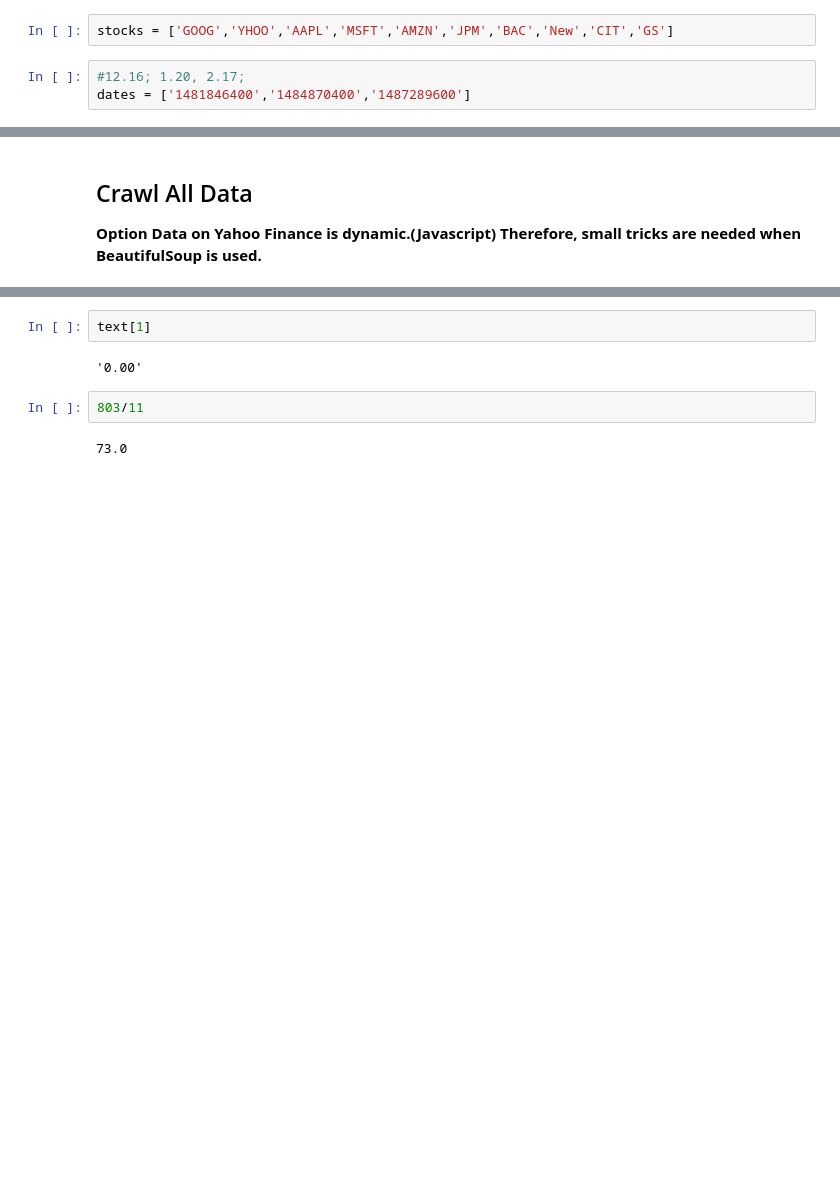
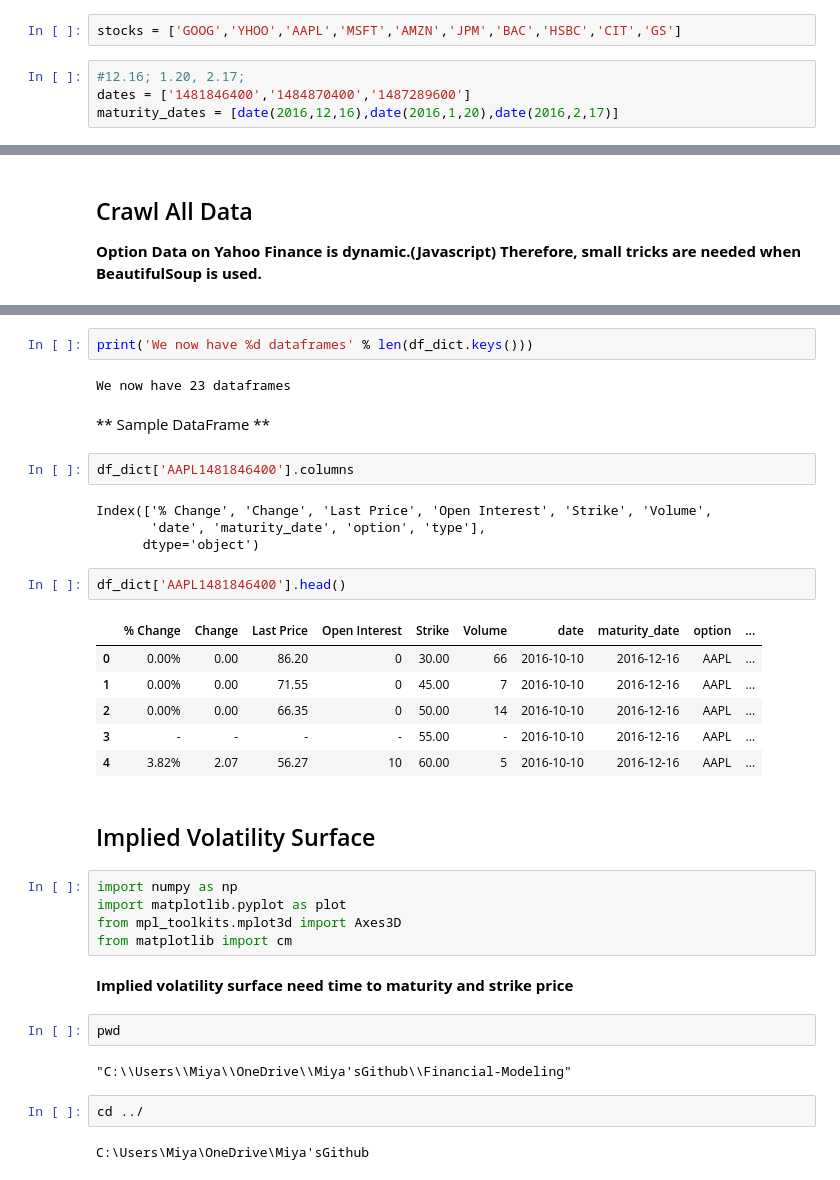
Before and after one commit to MiyainNYC/Financial-Modeling, a Jupyter notebook: Financial Data Crawling.ipynb, the cells around one changed output, grey strips where cells are left out. Saved outputs shown, nothing was run; the diff lists cells and outputs as text; blank space fills up the shorter version.

```diff
--- a/Financial Data Crawling.ipynb
+++ b/Financial Data Crawling.ipynb
@@ -8,7 +11,8 @@ import pandas as pd
 Choose the expiration time by using
 Dec 2016, Jan 2017 and Feb 2017.
 # %%
-stocks = ['GOOG','YHOO','AAPL','MSFT','AMZN','JPM','BAC','New','CIT','GS']
+stocks = ['GOOG','YHOO','AAPL','MSFT','AMZN','JPM','BAC','HSBC','CIT','GS']
 # %%
 #12.16; 1.20, 2.17;
 dates = ['1481846400','1484870400','1487289600']
+maturity_dates = [date(2016,12,16),date(2016,1,20),date(2016,2,17)]
@@ -161,8 +126,38 @@ text[0]
-# %%
-text[1]
-# %% [output]
-'0.00'
-# %%
-803/11
-# %% [output]
-73.0
+# %%
+print('We now have %d dataframes' % len(df_dict.keys()))
+# %% [output]
+We now have 23 dataframes
+# %% [markdown]
+** Sample DataFrame **
+# %%
+df_dict['AAPL1481846400'].columns
+# %% [output]
+Index(['% Change', 'Change', 'Last Price', 'Open Interest', 'Strike', 'Volume',
+       'date', 'maturity_date', 'option', 'type'],
+      dtype='object')
+# %%
+df_dict['AAPL1481846400'].head()
+# %% [output]
+|  | % Change | Change | Last Price | Open Interest | Strike | Volume | date | maturity_date | option | ... |
+| 0 | 0.00% | 0.00 | 86.20 | 0 | 30.00 | 66 | 2016-10-10 | 2016-12-16 | AAPL | ... |
+| 1 | 0.00% | 0.00 | 71.55 | 0 | 45.00 | 7 | 2016-10-10 | 2016-12-16 | AAPL | ... |
+| 2 | 0.00% | 0.00 | 66.35 | 0 | 50.00 | 14 | 2016-10-10 | 2016-12-16 | AAPL | ... |
+| 3 | - | - | - | - | 55.00 | - | 2016-10-10 | 2016-12-16 | AAPL | ... |
+| 4 | 3.82% | 2.07 | 56.27 | 10 | 60.00 | 5 | 2016-10-10 | 2016-12-16 | AAPL | ... |
+# %% [markdown]
+## Implied Volatility Surface
+# %%
+import numpy as np
+import matplotlib.pyplot as plot
+from mpl_toolkits.mplot3d import Axes3D
+from matplotlib import cm
+# %% [markdown]
+**Implied volatility surface need time to maturity and strike price**
+# %%
+pwd
+# %% [output]
+"C:\\Users\\Miya\\OneDrive\\Miya'sGithub\\Financial-Modeling"
+# %%
+cd ../
+# %% [output]
+C:\Users\Miya\OneDrive\Miya'sGithub
```
Also changed, not shown: parts of 21 cells of this notebook.
